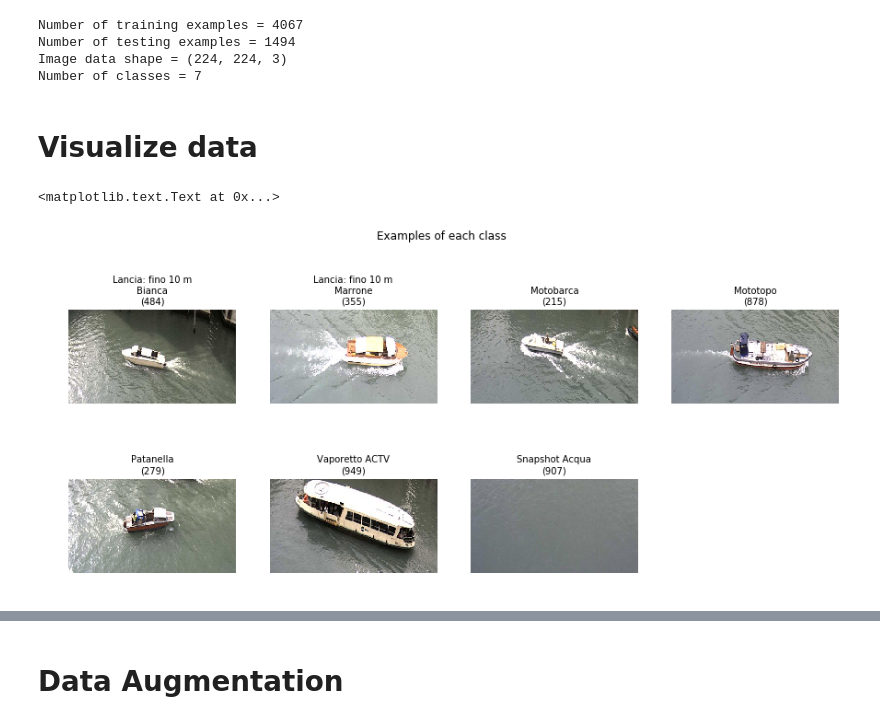
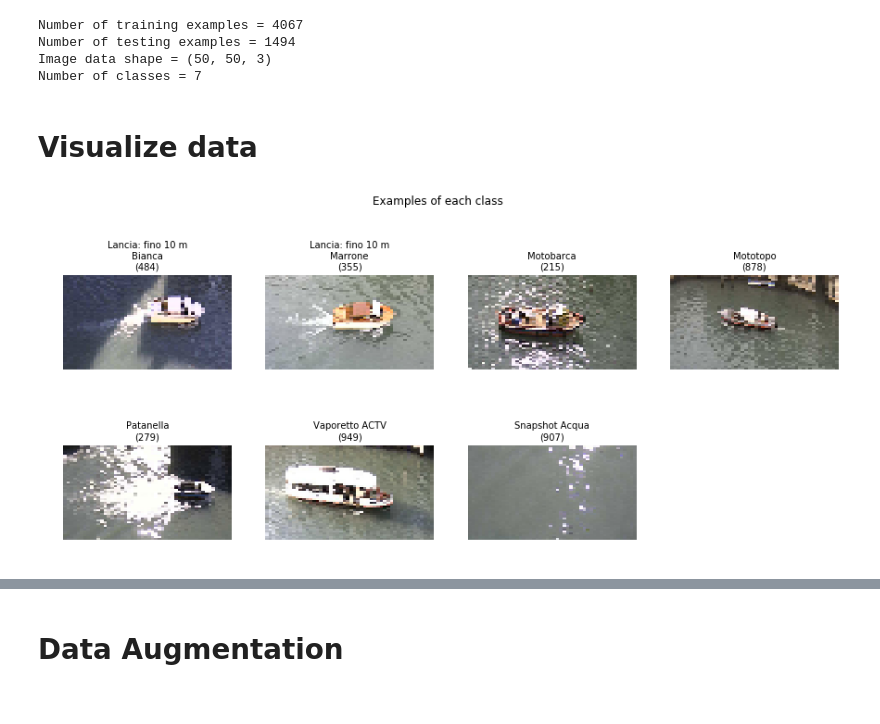
Before and after one commit to ibiscp/Boat-Image-Classification, a Jupyter notebook: Boat Image Classification.ipynb, the cells around one changed output, grey strips where cells are left out. Cells and saved outputs as stored; diff of their text form; code cells hidden in the pictures.

```diff
--- a/Boat Image Classification.ipynb
+++ b/Boat Image Classification.ipynb
@@ -109,13 +117,7 @@ def load_data(name):
 X_train = list()
 y_train = list()
 
-# load training files
-if os.path.isfile('training_augmented.p'):
-    print('Training augmented file found!')
-    with open('training_augmented.p', mode='rb') as f:
-        train = pickle.load(f)
-    X_train, y_train = train['features'], train['labels']
-elif os.path.isfile('training.p'):
+if os.path.isfile('training.p'):
     print('Training file found!')
     with open('training.p', mode='rb') as f:
         train = pickle.load(f)
@@ -128,10 +130,16 @@ else:
         if os.path.isdir(subfolder):
             files = os.listdir(subfolder)
 
-            # For each file
+            # If file is in classes to be classified
             if i in dict_train:
-                for f in files:
-                    image = cv2.resize(plt.imread(subfolder + f), (224,224), interpolation=cv2.INTER_LINEAR)
+                pbar = tqdm(range(len(files)))
+                pbar.set_description('Processing \'' + i + '\'')
+
+                # For each file
+                for j in pbar:
+                    f = files[j]
+                    image = cv2.resize(plt.imread(subfolder + f), (50,50), interpolation=cv2.INTER_LINEAR)
+                    #image = normalize(image)
                     X_train.append(image)
                     y_train.append(dict_train[i])
 
@@ -192,7 +200,7 @@ n_test = len(X_test)
 image_shape = X_test[0].shape
 
 # TODO: How many unique classes/labels there are in the dataset.
-n_classes = len(set(y_train))
+n_classes = len(dict_train)
 
 print("Number of training examples =", n_train)
 print("Number of testing examples =", n_test)
@@ -201,34 +209,36 @@ print("Number of classes =", n_classes)
 # %% [output]
 Number of training examples = 4067
 Number of testing examples = 1494
-Image data shape = (224, 224, 3)
+Image data shape = (50, 50, 3)
 Number of classes = 7
 # %% [markdown]
 # Visualize data
 # %%
-rows = 4
-samples = list()
+def visualize_data(X, y):
+    rows = 4
+    samples = list()
 
-fig = plt.figure(facecolor="white")
-fig.set_size_inches(15, 12)
-fig.subplots_adjust(hspace=.8)
+    fig = plt.figure(facecolor="white")
+    fig.set_size_inches(15, 12)
+    fig.subplots_adjust(hspace=.8)
 
-position = 0
-for i in dict_train:
-    position += 1
-    index_dic = dict_train[i]
-    count = sum(y_train == index_dic)
-    index = random.choice(np.where(y_train == index_dic)[0])
+    position = 0
+    for i in dict_train:
+        position += 1
+        index_dic = dict_train[i]
+        count = sum(y == index_dic)
+        index = random.choice(np.where(y == index_dic)[0])
 
-    ax=fig.add_subplot(rows,rows,position, aspect='equal')
-    ax.imshow(X_train[index])
-    ax.axis('off')
-    ax.set_title("\n".join(wrap(dict_test_inverse[index_dic],20)) + "\n(" + str(count) + ")", fontsize = 10)
-    ax.axis('tight')
-plt.suptitle('Examples of each class')
+        ax=fig.add_subplot(rows,rows,position, aspect='equal')
+        ax.imshow(X[index])
+        ax.axis('off')
+        ax.set_title("\n".join(wrap(dict_test_inverse[index_dic],20)) + "\n(" + str(count) + ")", fontsize = 10)
+        ax.axis('tight')
+    plt.suptitle('Examples of each class')
+
+visualize_data(X_train, y_train)
 # %% [output]
-<matplotlib.text.Text at 0x...>
-[figure, old version]
+[figure, new version]
 # %%
 ## Plot number of each examples in the test data
 #import collections
```
Also changed, not shown: parts of 36 cells of this notebook, 1 other file.
